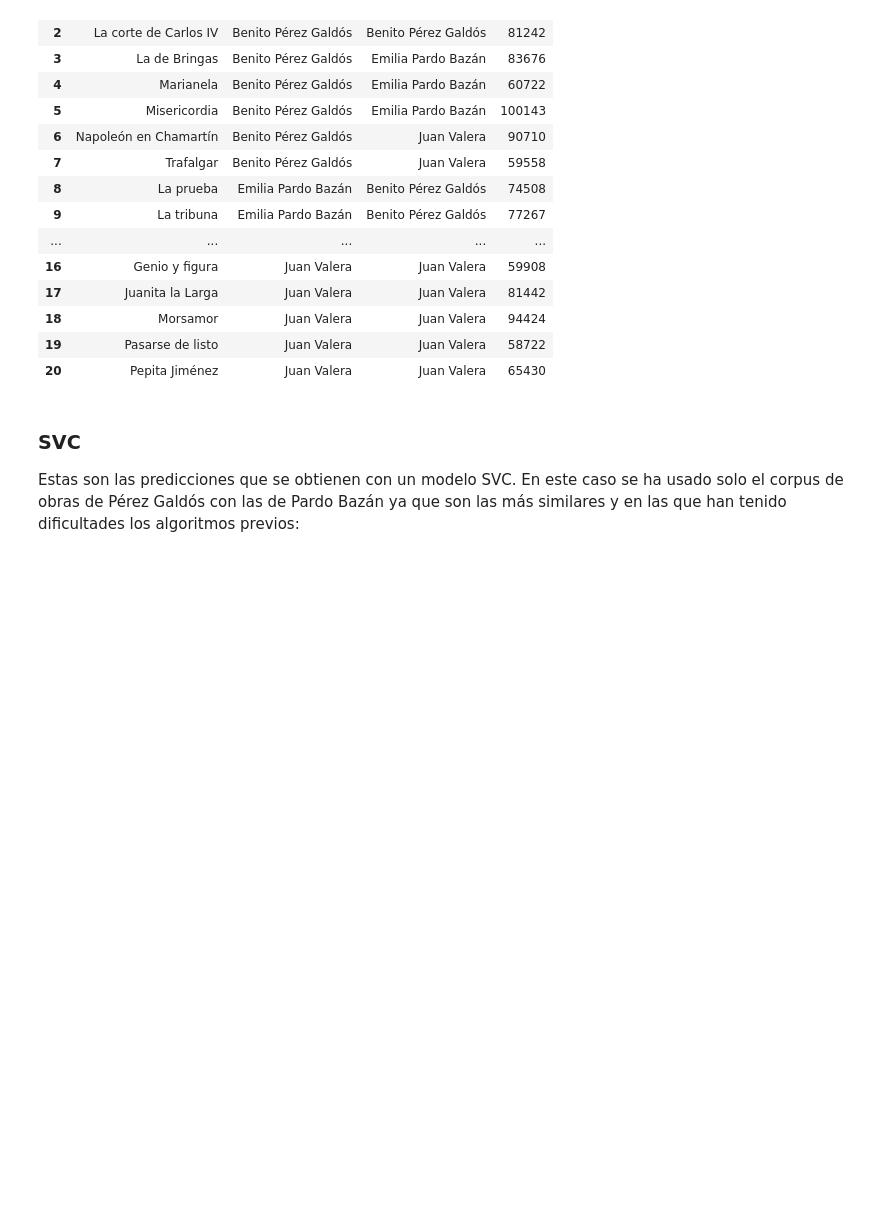
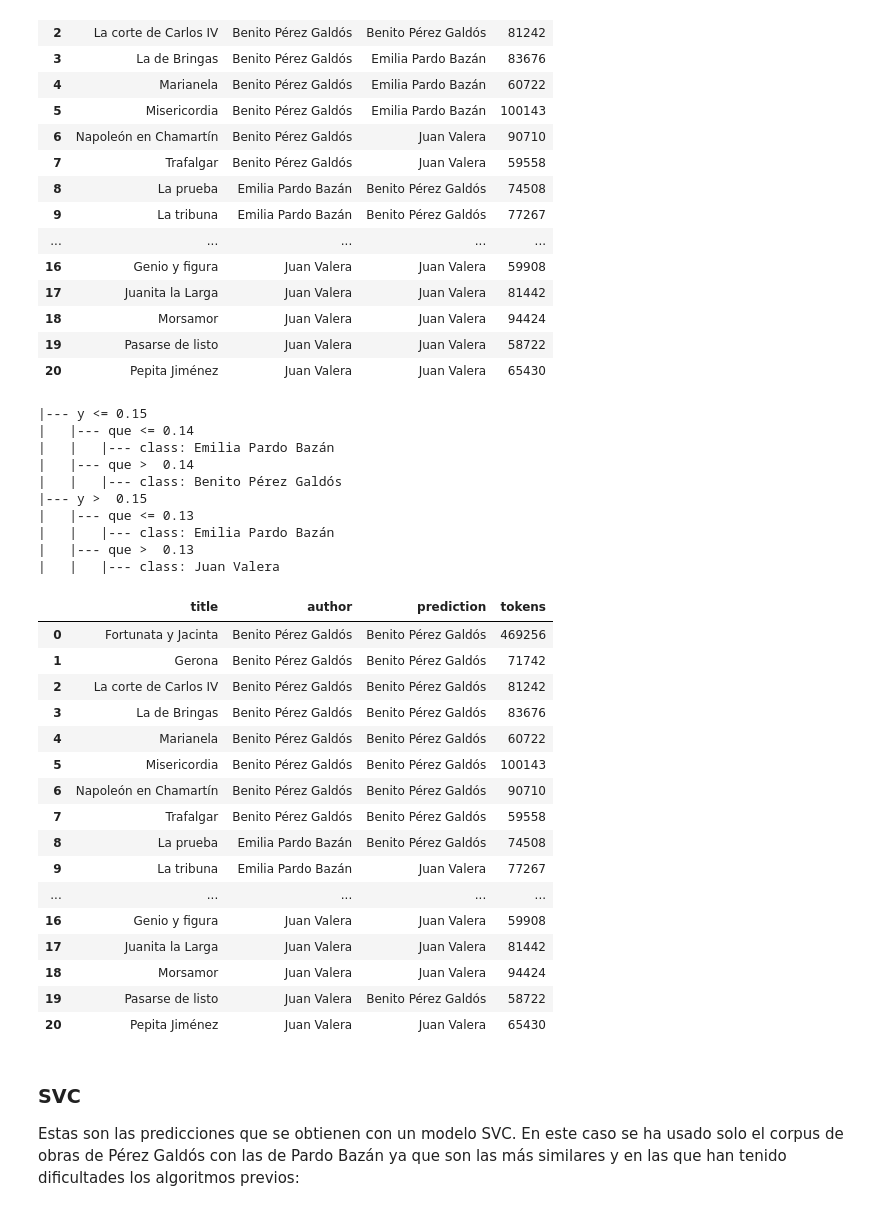
Before and after one commit to RaimundoRobotica/Stylometry, a Jupyter notebook: notebooks/models_generator.ipynb, the cells around one changed output. Saved outputs shown, nothing was run; the diff lists cells and outputs as text; code cells hidden in the pictures; blank space fills up the shorter version.

Commit message:
Pruebas con Streamlit

```diff
--- a/notebooks/models_generator.ipynb
+++ b/notebooks/models_generator.ipynb
@@ -57,7 +57,7 @@ En el caso de knn vamos a probar, no solo con el mecanismo explicado en el párr
 # %% [markdown]
 Eliminando lo valores de 1 y 2, vemos que el mejor estimador lo hace cuando k = 5, caso en el que acierta el 81% de las obras del corpus. Vamos a ver las obras en las que falla y vamos a guardar el modelo con estos parámetros:
 # %%
-knn_prediction = corpus.train_knn(k=5)
+knn_prediction, knn = corpus.train_knn(k=5)
 knn_prediction
 # %% [output]
 |  | title | author | prediction | tokens |
@@ -89,7 +89,7 @@ pickle.dump(KNeighborsClassifier(n_neighbors=5), open('./models/knn.pickle', "wb
 ### Decision tree
 Con un Decision Tree Classifier se desenvuelve bastante mal, no obstante genera un comportamiento muy interesante. Veamos qué ocurre si tan solo se selecciona 1 en el parámetro de max_depth:
 # %%
-dt_prediction_1 = corpus.train_dt(n=1000, max_depth=1, random_state=42, picture=True)
+dt_prediction_1, tree_clf1 = corpus.train_dt(n=1000, max_depth=1, random_state=42, picture=True)
 dt_prediction_1
 # %% [output]
 |--- fuese <= 0.00
@@ -116,7 +116,7 @@ dt_prediction_1
 # %% [markdown]
 Y ahora con 2 (a partir de 2, el desempeño es similar):
 # %%
-dt_prediction_2 = corpus.train_dt(n=1000, max_depth=2, random_state=42, picture=True)
+dt_prediction_2, tree_clf2 = corpus.train_dt(n=1000, max_depth=2, random_state=42, picture=True)
 dt_prediction_2
 # %% [output]
 |--- fuese <= 0.00
@@ -153,0 +154,32 @@ pickle.dump(DecisionTreeClassifier(max_depth=2, random_state=42), open('./models
+# %%
+# Para Streamlit:
+dt_prediction_1, tree_clf2_streamlit = corpus.train_dt(n=5, max_depth=2, random_state=42, picture=True)
+dt_prediction_1
+# %% [output]
+|--- y <= 0.15
+|   |--- que <= 0.14
+|   |   |--- class: Emilia Pardo Bazán
+|   |--- que >  0.14
+|   |   |--- class: Benito Pérez Galdós
+|--- y >  0.15
+|   |--- que <= 0.13
+|   |   |--- class: Emilia Pardo Bazán
+|   |--- que >  0.13
+|   |   |--- class: Juan Valera
+|  | title | author | prediction | tokens |
+| 0 | Fortunata y Jacinta | Benito Pérez Galdós | Benito Pérez Galdós | 469256 |
+| 1 | Gerona | Benito Pérez Galdós | Benito Pérez Galdós | 71742 |
+| 2 | La corte de Carlos IV | Benito Pérez Galdós | Benito Pérez Galdós | 81242 |
+| 3 | La de Bringas | Benito Pérez Galdós | Benito Pérez Galdós | 83676 |
+| 4 | Marianela | Benito Pérez Galdós | Benito Pérez Galdós | 60722 |
+| 5 | Misericordia | Benito Pérez Galdós | Benito Pérez Galdós | 100143 |
+| 6 | Napoleón en Chamartín | Benito Pérez Galdós | Benito Pérez Galdós | 90710 |
+| 7 | Trafalgar | Benito Pérez Galdós | Benito Pérez Galdós | 59558 |
+| 8 | La prueba | Emilia Pardo Bazán | Benito Pérez Galdós | 74508 |
+| 9 | La tribuna | Emilia Pardo Bazán | Juan Valera | 77267 |
+| ... | ... | ... | ... | ... |
+| 16 | Genio y figura | Juan Valera | Juan Valera | 59908 |
+| 17 | Juanita la Larga | Juan Valera | Juan Valera | 81442 |
+| 18 | Morsamor | Juan Valera | Juan Valera | 94424 |
+| 19 | Pasarse de listo | Juan Valera | Benito Pérez Galdós | 58722 |
+| 20 | Pepita Jiménez | Juan Valera | Juan Valera | 65430 |
```
Also changed, not shown: parts of 11 cells of this notebook, 16 other files.
